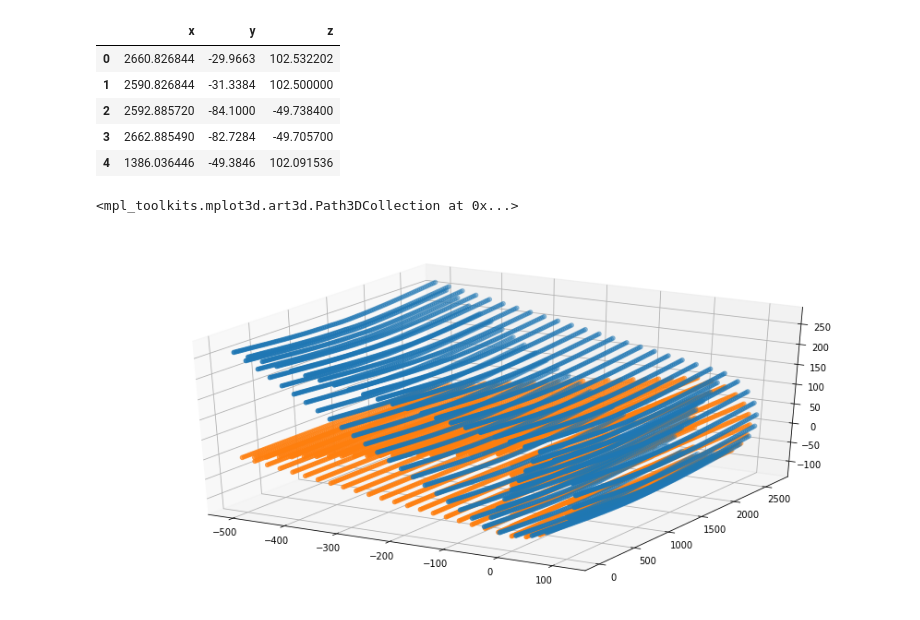
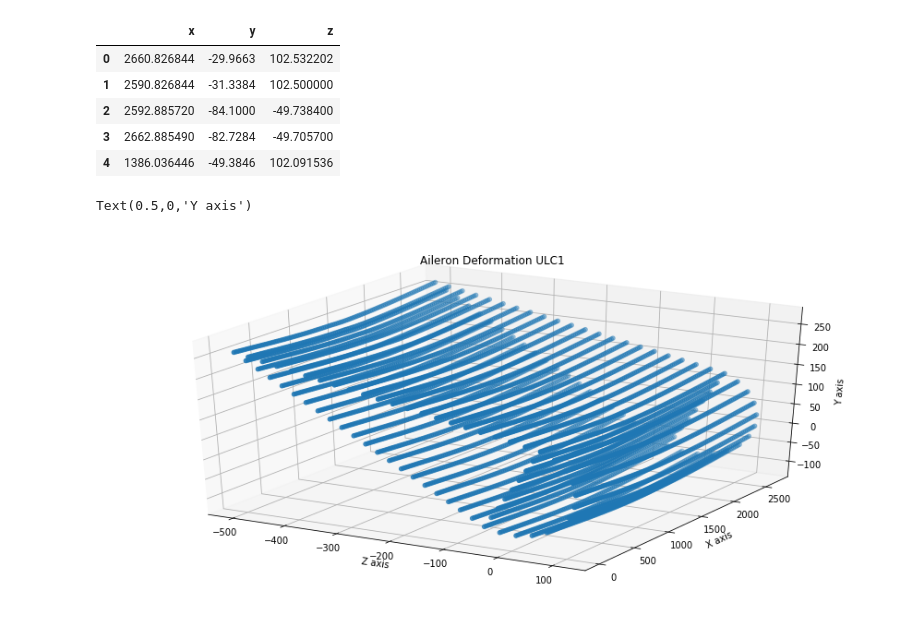
Before and after one commit to LukeDeWaal/SVV2019, a Jupyter notebook: validation_data_exploration.ipynb, the cells around one changed output. Saved outputs shown, nothing was run; the diff lists cells and outputs as text; code cells hidden in the pictures.

```diff
--- a/validation_data_exploration.ipynb
+++ b/validation_data_exploration.ipynb
@@ -164,8 +167,12 @@ deformations.head()
 # %%
 fig = plt.figure(figsize=(15,7))
 ax = fig.add_subplot(111, projection='3d')
+ax.set_title('Aileron Deformation ULC1')
 ax.scatter3D(deformations['z'],deformations['x'], deformations['y'], 'r')
-ax.scatter3D(df_aileron_coordinates['z'],df_aileron_coordinates['x'], df_aileron_coordinates['y'], 'b')
+# ax.scatter3D(df_aileron_coordinates['z'],df_aileron_coordinates['x'], df_aileron_coordinates['y'], 'b')
+ax.set_xlabel('Z axis')
+ax.set_ylabel('X axis')
+ax.set_zlabel('Y axis')
 # %% [output]
-<mpl_toolkits.mplot3d.art3d.Path3DCollection at 0x...>
+Text(0.5,0,'Y axis')
-[figure, old version]
+[figure, new version]
```
Also changed, not shown: parts of 18 cells of this notebook, 5 other files.
